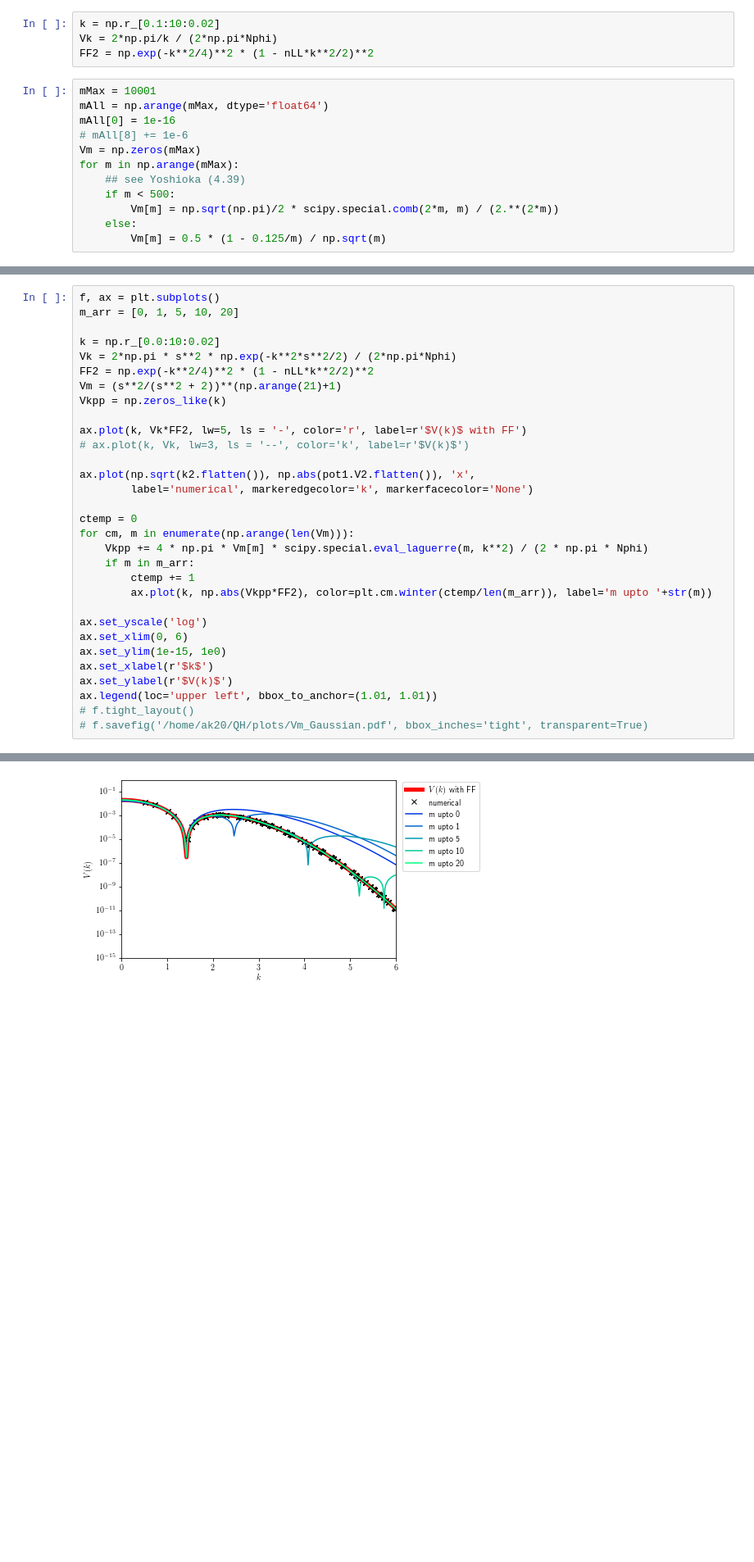
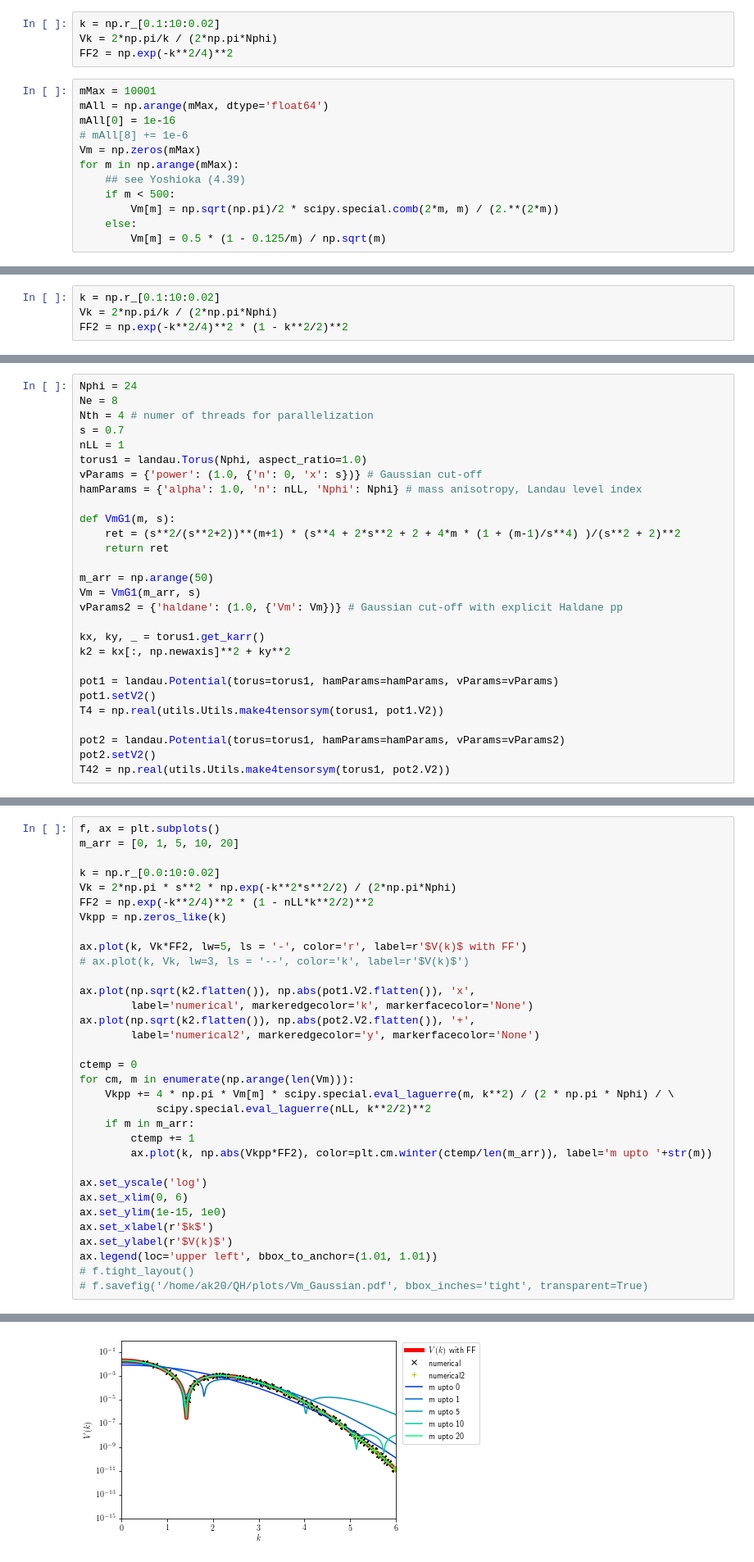
Before and after one commit to akshaykri/QH_ED, a Jupyter notebook: examples/Haldane.ipynb, the cells around one changed output, grey strips where cells are left out. Shown at 82% size. Cells and saved outputs as stored; diff of their text form; blank space fills up the shorter version.

```diff
--- a/examples/Haldane.ipynb
+++ b/examples/Haldane.ipynb
@@ -55,7 +58,7 @@ T4 = np.real(utils.Utils.make4tensorsym(torus1, pot1.V2))
 # %%
 k = np.r_[0.1:10:0.02]
 Vk = 2*np.pi/k / (2*np.pi*Nphi)
-FF2 = np.exp(-k**2/4)**2 * (1 - nLL*k**2/2)**2
+FF2 = np.exp(-k**2/4)**2
 # %%
 mMax = 10001
 mAll = np.arange(mMax, dtype='float64')
@@ -115,3 +183,7 @@ k2 = kx[:, np.newaxis]**2 + ky**2
 pot1 = landau.Potential(torus=torus1, hamParams=hamParams, vParams=vParams)
 pot1.setV2()
 T4 = np.real(utils.Utils.make4tensorsym(torus1, pot1.V2))
+# %%
+k = np.r_[0.1:10:0.02]
+Vk = 2*np.pi/k / (2*np.pi*Nphi)
+FF2 = np.exp(-k**2/4)**2 * (1 - k**2/2)**2
@@ -117,0 +234,28 @@ T4 = np.real(utils.Utils.make4tensorsym(torus1, pot1.V2))
+# %%
+Nphi = 24
+Ne = 8
+Nth = 4 # numer of threads for parallelization
+s = 0.7
+nLL = 1
+torus1 = landau.Torus(Nphi, aspect_ratio=1.0)
+vParams = {'power': (1.0, {'n': 0, 'x': s})} # Gaussian cut-off
+hamParams = {'alpha': 1.0, 'n': nLL, 'Nphi': Nphi} # mass anisotropy, Landau level index
+
+def VmG1(m, s):
+    ret = (s**2/(s**2+2))**(m+1) * (s**4 + 2*s**2 + 2 + 4*m * (1 + (m-1)/s**4) )/(s**2 + 2)**2
+    return ret
+
+m_arr = np.arange(50)
+Vm = VmG1(m_arr, s)
+vParams2 = {'haldane': (1.0, {'Vm': Vm})} # Gaussian cut-off with explicit Haldane pp
+
+kx, ky, _ = torus1.get_karr()
+k2 = kx[:, np.newaxis]**2 + ky**2
+
+pot1 = landau.Potential(torus=torus1, hamParams=hamParams, vParams=vParams)
+pot1.setV2()
+T4 = np.real(utils.Utils.make4tensorsym(torus1, pot1.V2))
+
+pot2 = landau.Potential(torus=torus1, hamParams=hamParams, vParams=vParams2)
+pot2.setV2()
+T42 = np.real(utils.Utils.make4tensorsym(torus1, pot2.V2))
@@ -119,33 +267,35 @@ T4 = np.real(utils.Utils.make4tensorsym(torus1, pot1.V2))
 f, ax = plt.subplots()
 m_arr = [0, 1, 5, 10, 20]
 
 k = np.r_[0.0:10:0.02]
 Vk = 2*np.pi * s**2 * np.exp(-k**2*s**2/2) / (2*np.pi*Nphi)
 FF2 = np.exp(-k**2/4)**2 * (1 - nLL*k**2/2)**2
-Vm = (s**2/(s**2 + 2))**(np.arange(21)+1)
 Vkpp = np.zeros_like(k)
 
 ax.plot(k, Vk*FF2, lw=5, ls = '-', color='r', label=r'$V(k)$ with FF')
 # ax.plot(k, Vk, lw=3, ls = '--', color='k', label=r'$V(k)$')
 
 ax.plot(np.sqrt(k2.flatten()), np.abs(pot1.V2.flatten()), 'x',
         label='numerical', markeredgecolor='k', markerfacecolor='None')
+ax.plot(np.sqrt(k2.flatten()), np.abs(pot2.V2.flatten()), '+',
+        label='numerical2', markeredgecolor='y', markerfacecolor='None')
 
 ctemp = 0
 for cm, m in enumerate(np.arange(len(Vm))):
-    Vkpp += 4 * np.pi * Vm[m] * scipy.special.eval_laguerre(m, k**2) / (2 * np.pi * Nphi)
+    Vkpp += 4 * np.pi * Vm[m] * scipy.special.eval_laguerre(m, k**2) / (2 * np.pi * Nphi) / \
+            scipy.special.eval_laguerre(nLL, k**2/2)**2
     if m in m_arr:
         ctemp += 1
         ax.plot(k, np.abs(Vkpp*FF2), color=plt.cm.winter(ctemp/len(m_arr)), label='m upto '+str(m))
 
 ax.set_yscale('log')
 ax.set_xlim(0, 6)
 ax.set_ylim(1e-15, 1e0)
 ax.set_xlabel(r'$k$')
 ax.set_ylabel(r'$V(k)$')
 ax.legend(loc='upper left', bbox_to_anchor=(1.01, 1.01))
 # f.tight_layout()
 # f.savefig('/home/ak20/QH/plots/Vm_Gaussian.pdf', bbox_inches='tight', transparent=True)
 # %% [output]
 <matplotlib.legend.Legend at 0x...>
-[figure, old version]
+[figure, new version]
```
Also changed, not shown: parts of 75 cells of this notebook, 2 other files.
